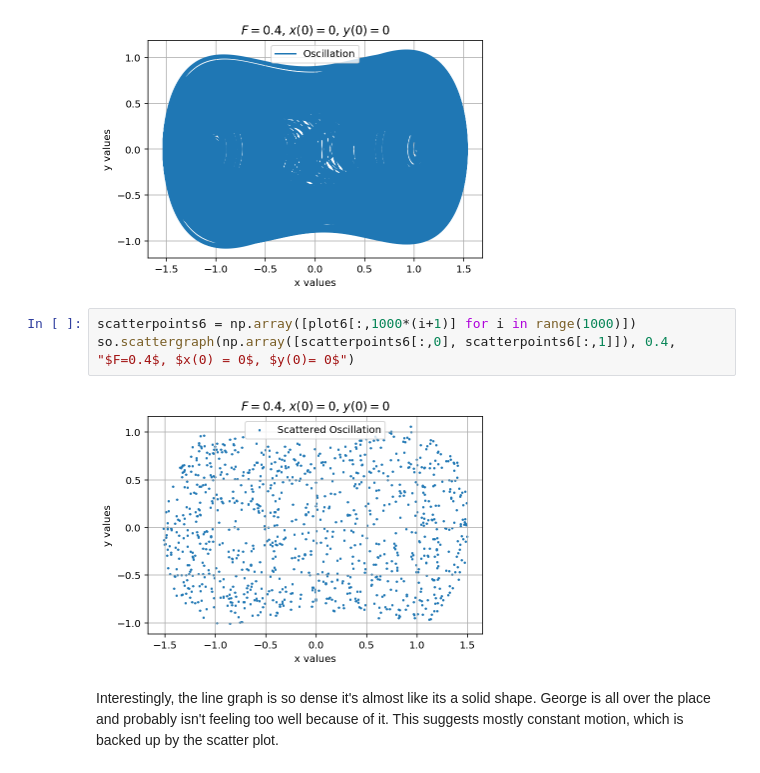
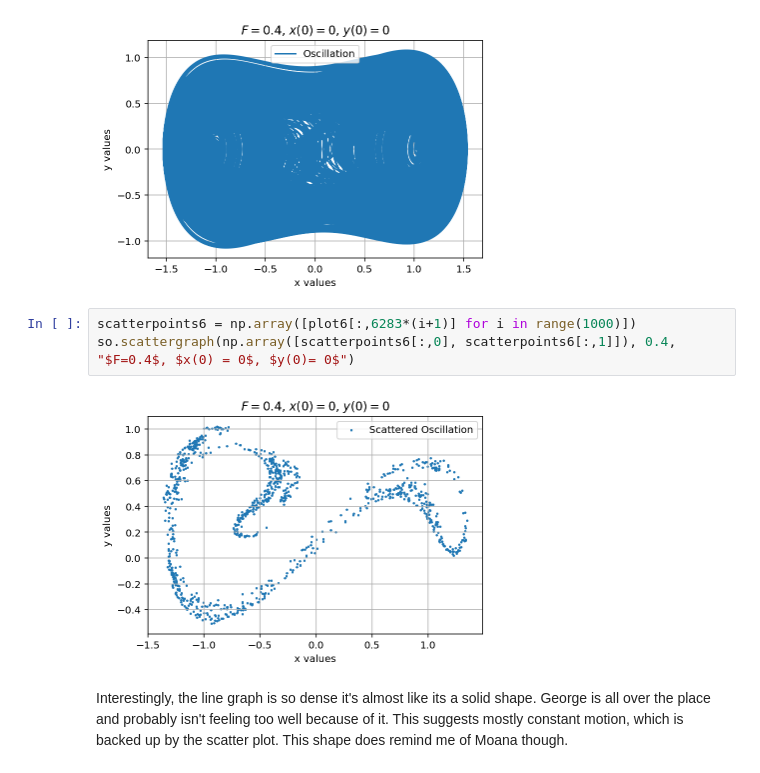
Before and after one commit to chapman-phys220-2018f/cw12-please-be-my-friend, a Jupyter notebook: cw12-duffing.ipynb, the cells around one changed output. Saved outputs shown, nothing was run; the diff lists cells and outputs as text.

```diff
--- a/cw12-duffing.ipynb
+++ b/cw12-duffing.ipynb
@@ -117,9 +117,9 @@ so.linegraph(plot6, 0.4, "$F=0.4$, $x(0) = 0$, $y(0)= 0$")
 # %% [output]
 [figure]
 # %%
-scatterpoints6 = np.array([plot6[:,1000*(i+1)] for i in range(1000)])
+scatterpoints6 = np.array([plot6[:,6283*(i+1)] for i in range(1000)])
 so.scattergraph(np.array([scatterpoints6[:,0], scatterpoints6[:,1]]), 0.4, "$F=0.4$, $x(0) = 0$, $y(0)= 0$")
 # %% [output]
-[figure, old version]
+[figure, new version]
 # %% [markdown]
-Interestingly, the line graph is so dense it's almost like its a solid shape. George is all over the place and probably isn't feeling too well because of it. This suggests mostly constant motion, which is backed up by the scatter plot.
+Interestingly, the line graph is so dense it's almost like its a solid shape. George is all over the place and probably isn't feeling too well because of it. This suggests mostly constant motion, which is backed up by the scatter plot. This shape does remind me of Moana though.
```
Also changed, not shown: parts of 5 cells of this notebook.
